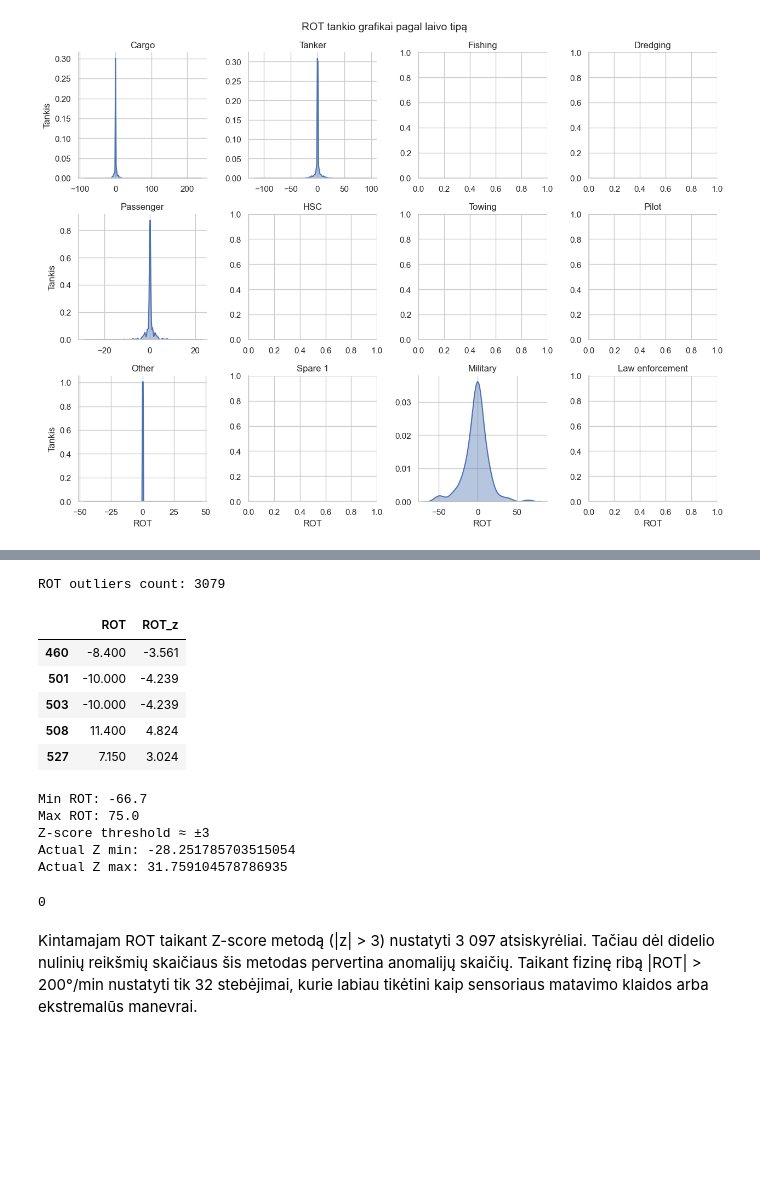
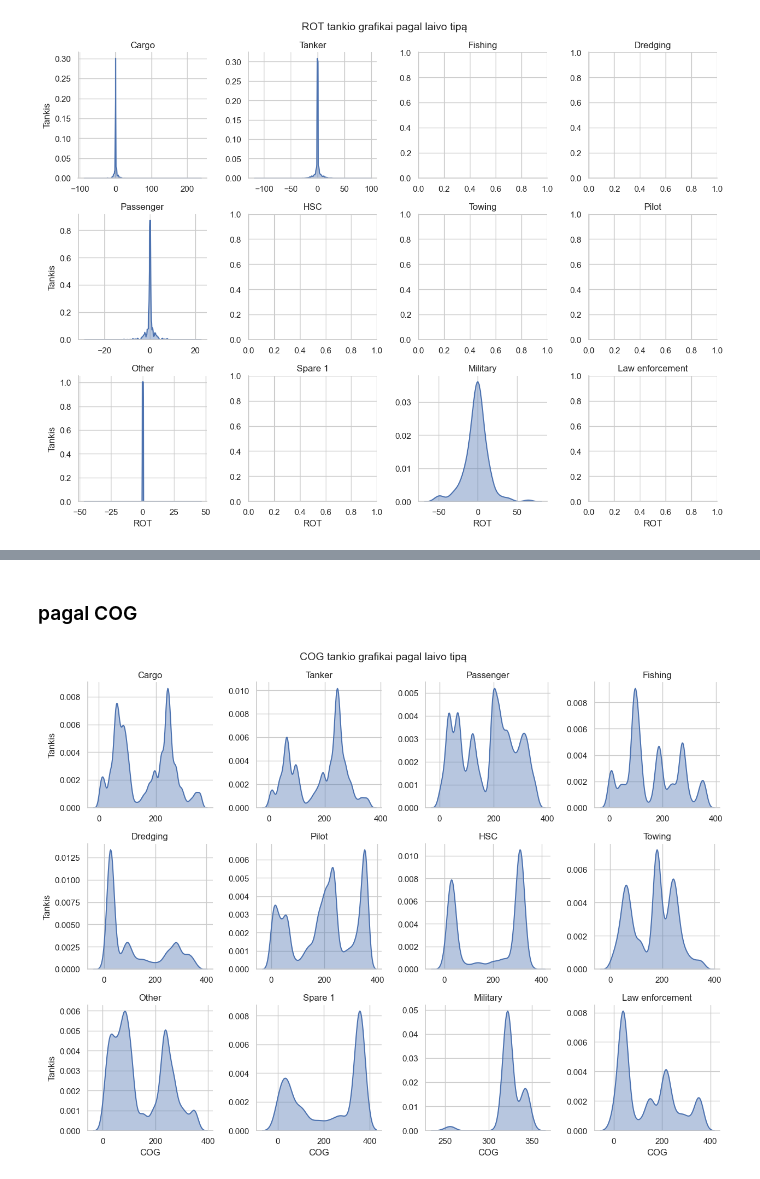
Before and after one commit to lukasjanusauskas/ais-duomenu-vizualizavimas, a Jupyter notebook: 1Lab.ipynb, the cells around one changed output, grey strips where cells are left out. Drawn from its saved outputs; the diff is of its cells as text; code cells hidden in the pictures; blank space fills up the shorter version.

Commit message:
updated isskirtys & added tankiai

```diff
--- a/1Lab.ipynb
+++ b/1Lab.ipynb
@@ -511,36 +538,38 @@ Taikant IQR metodą nustatyta, kad kintamasis ROT turi labai daug išskirčių.
-# %%
-from scipy.stats import zscore
-
-data["ROT_z"] = zscore(data["ROT"], nan_policy="omit")
-rot_outliers = data[abs(data["ROT_z"]) > 3]
-
-print("ROT outliers count:", len(rot_outliers))
-rot_outliers[["ROT", "ROT_z"]].head()
-# %% [output]
-ROT outliers count: 3079
-|  | ROT | ROT_z |
-| 460 | -8.400 | -3.561 |
-| 501 | -10.000 | -4.239 |
-| 503 | -10.000 | -4.239 |
-| 508 | 11.400 | 4.824 |
-| 527 | 7.150 | 3.024 |
-# %%
-print("Min ROT:", data["ROT"].min())
-print("Max ROT:", data["ROT"].max())
-
-print("Z-score threshold ≈ ±3")
-print("Actual Z min:", data["ROT_z"].min())
-print("Actual Z max:", data["ROT_z"].max())
-# %% [output]
-Min ROT: -66.7
-Max ROT: 75.0
-Z-score threshold ≈ ±3
-Actual Z min: -28.251785703515054
-Actual Z max: 31.759104578786935
-# %%
-rot_extreme = data[abs(data["ROT"]) > 200]
-print(len(rot_extreme))
-# %% [output]
-0
-# %% [markdown]
-Kintamajam ROT taikant Z-score metodą (|z| > 3) nustatyti 3 097 atsiskyrėliai. Tačiau dėl didelio nulinių reikšmių skaičiaus šis metodas pervertina anomalijų skaičių. Taikant fizinę ribą |ROT| > 200°/min nustatyti tik 32 stebėjimai, kurie labiau tikėtini kaip sensoriaus matavimo klaidos arba ekstremalūs manevrai.
+# %% [markdown]
+### pagal COG
+# %%
+import seaborn as sns
+import matplotlib.pyplot as plt
+
+dfp = df_filtered.dropna(subset=["Ship type", "COG"]).copy()
+dfp["Ship type"] = dfp["Ship type"].astype(str).str.strip()
+
+sns.set_theme(style="whitegrid")
+
+g = sns.FacetGrid(
+    dfp,
+    col="Ship type",
+    col_wrap=4,
+    height=3.2,
+    sharex=False,   # kiekvienas turi savo X mastelį
+    sharey=False    # kiekvienas turi savo Y mastelį
+)
+
+g.map_dataframe(
+    sns.kdeplot,
+    x="COG",
+    fill=True,
+    alpha=0.4,
+    linewidth=1.5
+)
+
+g.set_titles("{col_name}")
+g.set_axis_labels("COG", "Tankis")
+
+plt.subplots_adjust(top=0.90)
+g.fig.suptitle("COG tankio grafikai pagal laivo tipą", fontsize=14)
+
+plt.tight_layout()
+plt.show()
+# %% [output]
+[figure, added]
```
Also changed, not shown: parts of 11 cells of this notebook, 1 other file.
